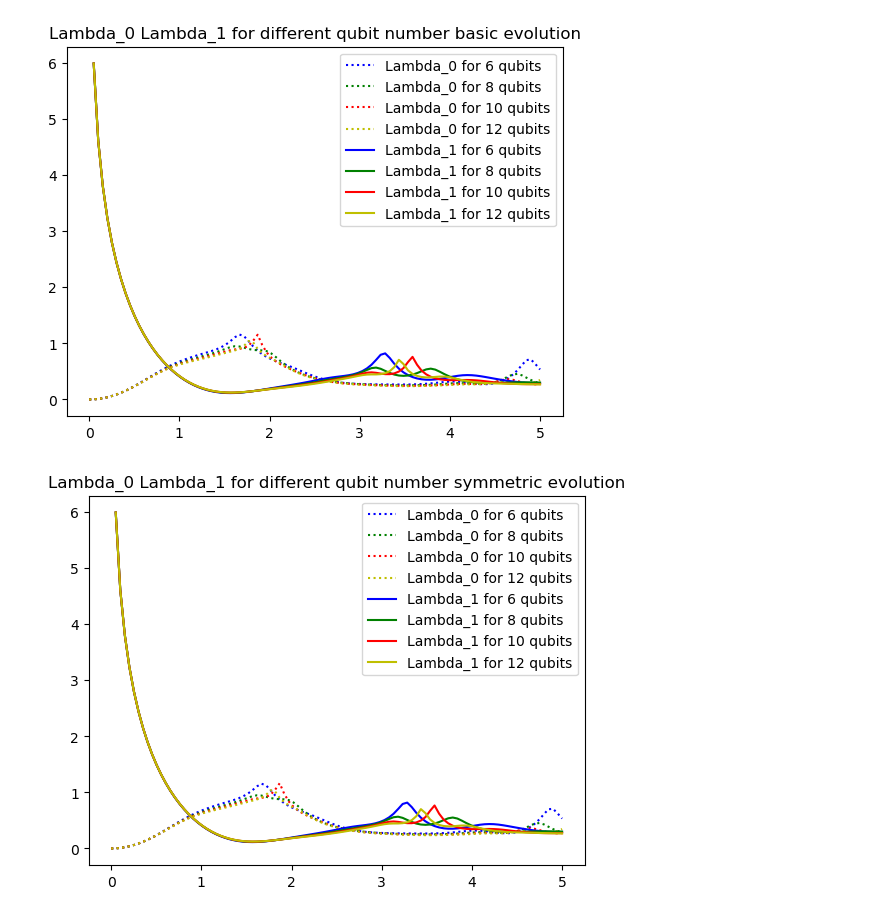
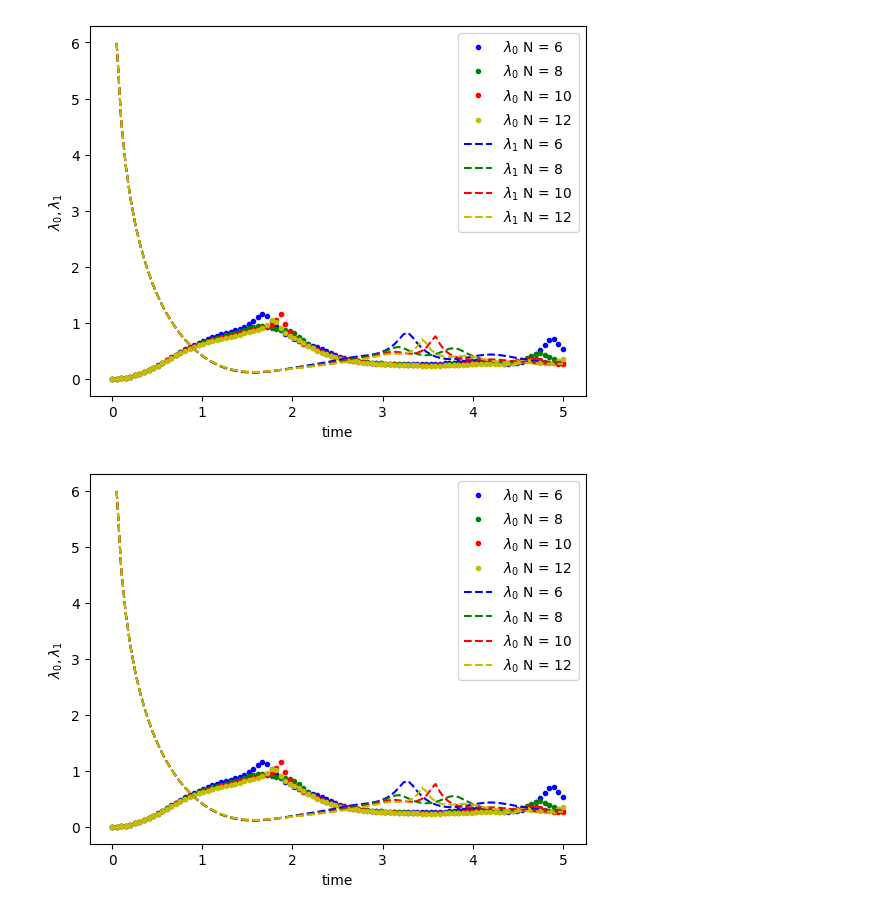
Before and after one commit to gconcheri/FoPra34, a Jupyter notebook: day2_ex6-10.ipynb, the cells around one changed output. Drawn from its saved outputs; the diff is of its cells as text; code cells hidden in the pictures.

```diff
--- a/day2_ex6-10.ipynb
+++ b/day2_ex6-10.ipynb
@@ -391,33 +454,38 @@ plt.savefig('ex_7.png', dpi = 300)
 # %%
 N = [6, 8, 10, 12]
 
-plt.plot(time, lambd_smooth[0,:,0], 'b:', label = 'Lambda_0 for 6 qubits')
-plt.plot(time, lambd_smooth[1,:,0], 'g:', label = 'Lambda_0 for 8 qubits')
-plt.plot(time, lambd_smooth[2,:,0], 'r:', label = 'Lambda_0 for 10 qubits')
-plt.plot(time, lambd_smooth[3,:,0], 'y:', label = 'Lambda_0 for 12 qubits')
-plt.plot(time, lambd_smooth[0,:,1], 'b-', label = 'Lambda_1 for 6 qubits')
-plt.plot(time, lambd_smooth[1,:,1], 'g-', label = 'Lambda_1 for 8 qubits')
-plt.plot(time, lambd_smooth[2,:,1], 'r-', label = 'Lambda_1 for 10 qubits')
-plt.plot(time, lambd_smooth[3,:,1], 'y-', label = 'Lambda_1 for 12 qubits')
+plt.xlabel('time')
+plt.ylabel('$ \lambda_0, \lambda_1 $')
+plt.plot(time, lambd_smooth[0,:,0], 'b.', label = '$ \lambda_0 $ N = 6')
+plt.plot(time, lambd_smooth[1,:,0], 'g.', label = '$ \lambda_0 $ N = 8 ')
+plt.plot(time, lambd_smooth[2,:,0], 'r.', label = '$ \lambda_0 $ N = 10 ')
+plt.plot(time, lambd_smooth[3,:,0], 'y.', label = '$ \lambda_0 $ N = 12 ')
+plt.plot(time, lambd_smooth[0,:,1], 'b--', label = '$ \lambda_1 $ N = 6 ')
+plt.plot(time, lambd_smooth[1,:,1], 'g--', label = '$ \lambda_1 $ N = 8 ')
+plt.plot(time, lambd_smooth[2,:,1], 'r--', label = '$ \lambda_1 $ N = 10 ')
+plt.plot(time, lambd_smooth[3,:,1], 'y--', label = '$ \lambda_1 $ N = 12 ')
 
 plt.legend()
-plt.title('Lambda_0 Lambda_1 for different qubit number basic evolution')
+plt.title('')
 plt.savefig('lambda01_qubit_basic.png', dpi = 300)
 # %% [output]
-[figure, old version]
+[figure, new version]
 # %%
-plt.plot(time, lambd_smooth_sym[0,:,0], 'b:', label = 'Lambda_0 for 6 qubits')
-plt.plot(time, lambd_smooth_sym[1,:,0], 'g:', label = 'Lambda_0 for 8 qubits')
-plt.plot(time, lambd_smooth_sym[2,:,0], 'r:', label = 'Lambda_0 for 10 qubits')
-plt.plot(time, lambd_smooth_sym[3,:,0], 'y:', label = 'Lambda_0 for 12 qubits')
-plt.plot(time, lambd_smooth_sym[0,:,1], 'b-', label = 'Lambda_1 for 6 qubits')
-plt.plot(time, lambd_smooth_sym[1,:,1], 'g-', label = 'Lambda_1 for 8 qubits')
-plt.plot(time, lambd_smooth_sym[2,:,1], 'r-', label = 'Lambda_1 for 10 qubits')
-plt.plot(time, lambd_smooth_sym[3,:,1], 'y-', label = 'Lambda_1 for 12 qubits')
+
+plt.xlabel('time')
+plt.ylabel('$ \lambda_0, \lambda_1 $')
+plt.plot(time, lambd_smooth_sym[0,:,0], 'b.', label = '$ \lambda_0 $ N = 6')
+plt.plot(time, lambd_smooth_sym[1,:,0], 'g.', label = '$ \lambda_0 $ N = 8 ')
+plt.plot(time, lambd_smooth_sym[2,:,0], 'r.', label = '$ \lambda_0 $ N = 10 ')
+plt.plot(time, lambd_smooth_sym[3,:,0], 'y.', label = '$ \lambda_0 $ N = 12 ')
+plt.plot(time, lambd_smooth_sym[0,:,1], 'b--', label = '$ \lambda_0 $ N = 6 ')
+plt.plot(time, lambd_smooth_sym[1,:,1], 'g--', label = '$ \lambda_0 $ N = 8 ')
+plt.plot(time, lambd_smooth_sym[2,:,1], 'r--', label = '$ \lambda_0 $ N = 10 ')
+plt.plot(time, lambd_smooth_sym[3,:,1], 'y--', label = '$ \lambda_0 $ N = 12 ')
 
 plt.legend()
-plt.title('Lambda_0 Lambda_1 for different qubit number symmetric evolution')
+plt.title('')
 plt.savefig('lambda01_qubit_sym.png', dpi = 300)
 # %% [output]
-[figure, old version]
+[figure, new version]
 # %%
```
Also changed, not shown: parts of 25 cells of this notebook, 3 other files.
